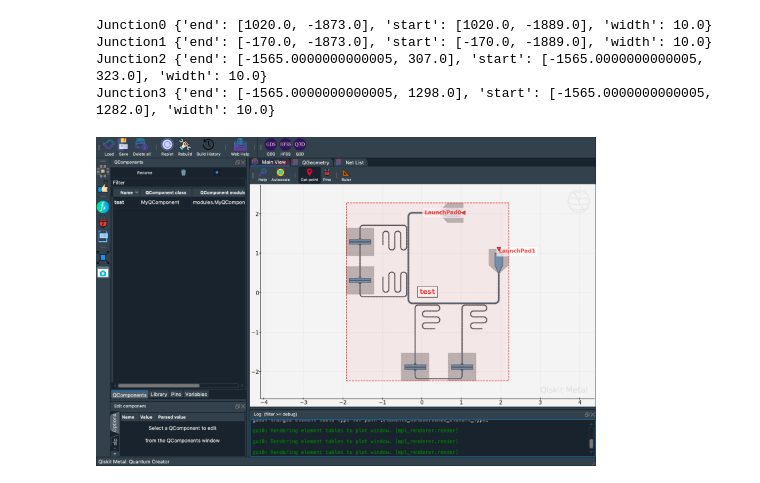
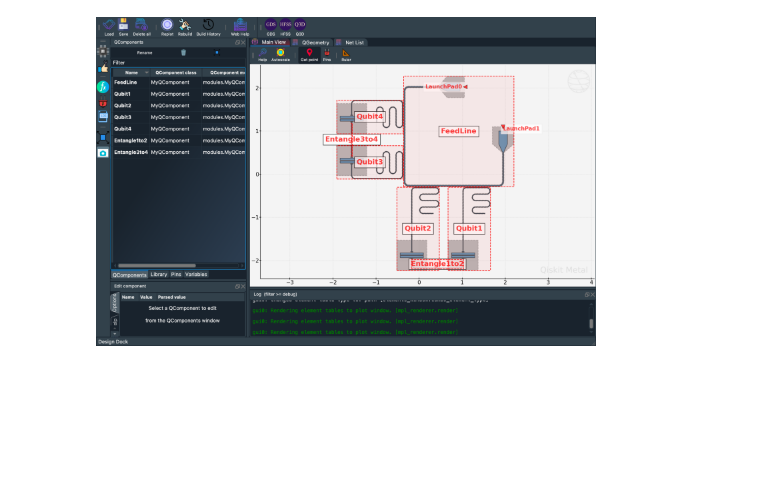
Before and after one commit to yminononono/qiskit-metal, a Jupyter notebook: ymino/ReadCustomGDS.ipynb, the cells around one changed output. Cells and saved outputs as stored; diff of their text form; code cells hidden in the pictures; blank space fills up the shorter version.

Commit message:
Divided QComponents into multiple components

```diff
--- a/ymino/ReadCustomGDS.ipynb
+++ b/ymino/ReadCustomGDS.ipynb
@@ -8,7 +8,7 @@ from qiskit_metal import designs, draw
 from qiskit_metal import MetalGUI, Dict, open_docs
 from qiskit_metal.qlibrary.terminations.launchpad_wb_driven import LaunchpadWirebondDriven
 # %%
-filename = "chipdesign" # "TcSampleDesign", "chipdesign"
+filelist = ["chipdesign"] # "TcSampleDesign", "chipdesign"
 
 design = designs.DesignPlanar()
 design._chips['main']['size']['size_x'] = '9mm'
@@ -28,7 +28,7 @@ from qiskit_metal.qlibrary.qubits.transmon_pocket import TransmonPocket
 #q1 = TransmonPocket(design, 'Q1')
 #gui.rebuild()  # rebuild the design and plot
 # %%
-test = MyQComponent(design, 'test', options = {"filename" : filename})
+component_list = MyQComponents(design, filelist)
 
 # Driven Lauchpad 1
 # x = '-1.5mm'
@@ -50,14 +41,9 @@ Junction3 {'end': [-1565.0000000000005, 1298.0], 'start': [-1565.0000000000005,
 # %%
-component = "test"
 gui.rebuild()
 #gui.autoscale()
 #gui.edit_component(component)
-gui.zoom_on_components([component])
-gui.highlight_components([component])
+gui.zoom_on_components(component_list)
+gui.highlight_components(component_list)
 gui.screenshot()
 # %% [output]
-Junction0 {'end': [1020.0, -1873.0], 'start': [1020.0, -1889.0], 'width': 10.0}
-Junction1 {'end': [-170.0, -1873.0], 'start': [-170.0, -1889.0], 'width': 10.0}
-Junction2 {'end': [-1565.0000000000005, 307.0], 'start': [-1565.0000000000005, 323.0], 'width': 10.0}
-Junction3 {'end': [-1565.0000000000005, 1298.0], 'start': [-1565.0000000000005, 1282.0], 'width': 10.0}
-[figure, old version]
+[figure, new version]
```
Also changed, not shown: parts of 3 cells of this notebook, 8 other files.
